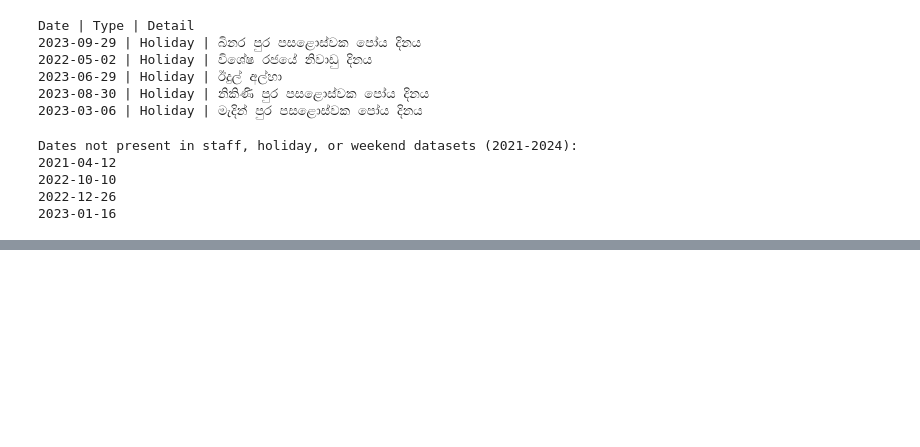
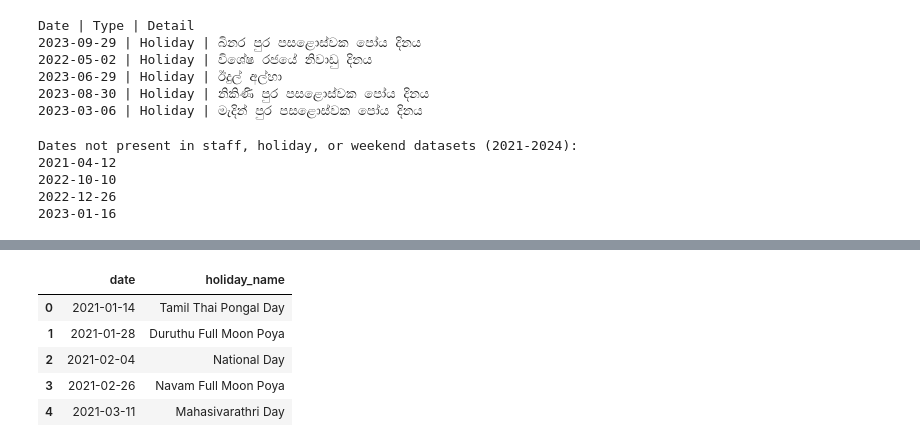
Before and after one commit to didulanthaisuru/rootcode_datathon_notebooks, a Jupyter notebook: create_holiday_df.ipynb, the cells around one changed output, grey strips where cells are left out. Drawn from its saved outputs; the diff is of its cells as text; code cells hidden in the pictures; blank space fills up the shorter version.

Commit message:
create filtered holiday df

```diff
--- a/create_holiday_df.ipynb
+++ b/create_holiday_df.ipynb
@@ -349,0 +462,17 @@ web_holiday_df.head()
+# %%
+# Create filtered_holiday DataFrame excluding the specified dates from web_holiday_df
+exclude_dates = [
+    '2023-09-29', '2022-05-02', '2023-06-29', '2022-06-24', '2022-07-08', '2024-09-23',
+    '2022-06-13', '2022-09-19', '2023-08-30', '2022-07-15', '2022-07-01', '2023-03-06',
+    '2021-05-25', '2022-07-22', '2022-07-29', '2021-05-24', '2022-06-17'
+ ]
+exclude_dates_dt = pd.to_datetime(exclude_dates)
+filtered_holiday = web_holiday_df[~web_holiday_df['date'].isin(exclude_dates_dt)].reset_index(drop=True)
+filtered_holiday.head()
+# %% [output]
+|  | date | holiday_name |
+| 0 | 2021-01-14 | Tamil Thai Pongal Day |
+| 1 | 2021-01-28 | Duruthu Full Moon Poya |
+| 2 | 2021-02-04 | National Day |
+| 3 | 2021-02-26 | Navam Full Moon Poya |
+| 4 | 2021-03-11 | Mahasivarathri Day |
```
Also changed, not shown: parts of 6 cells of this notebook.
